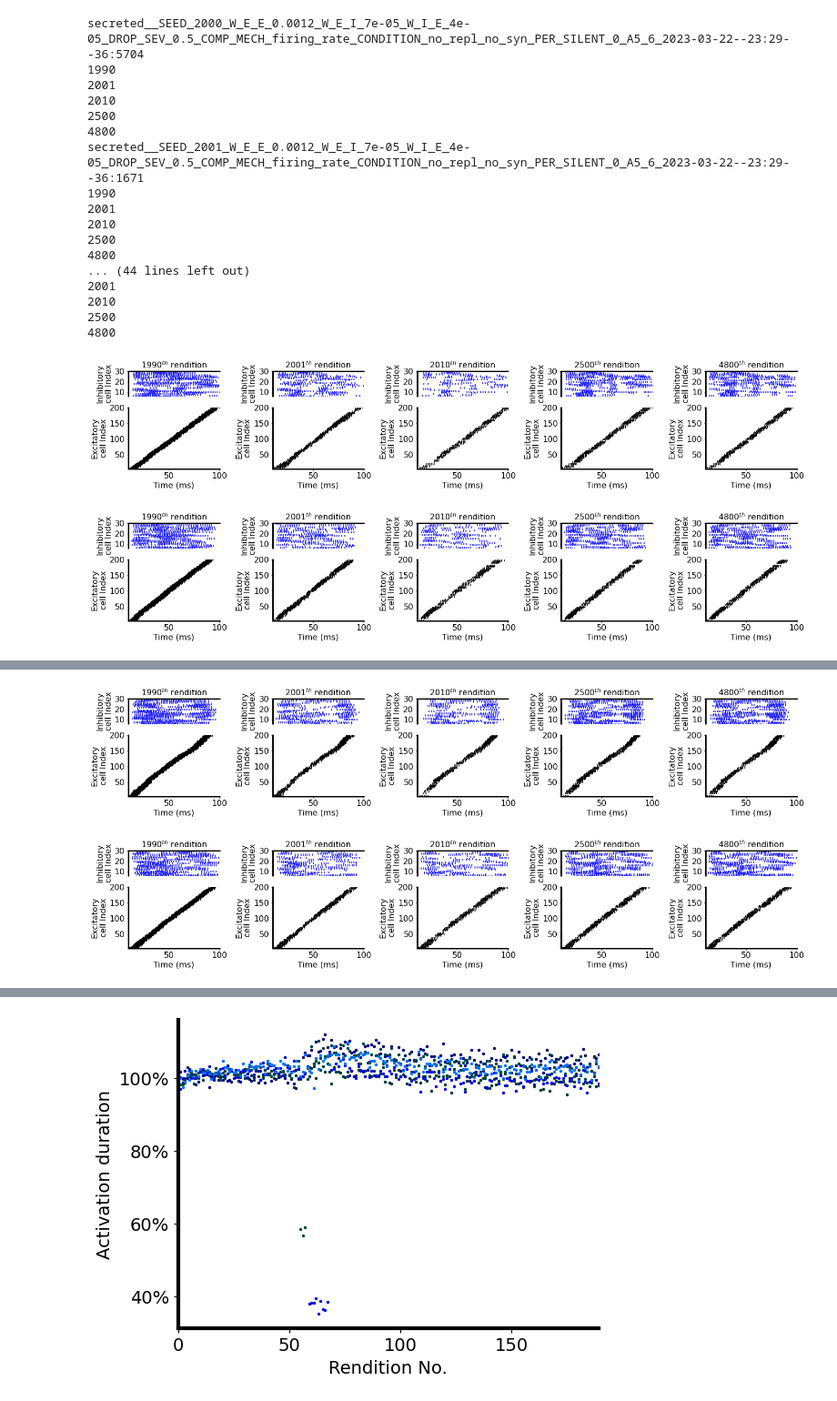
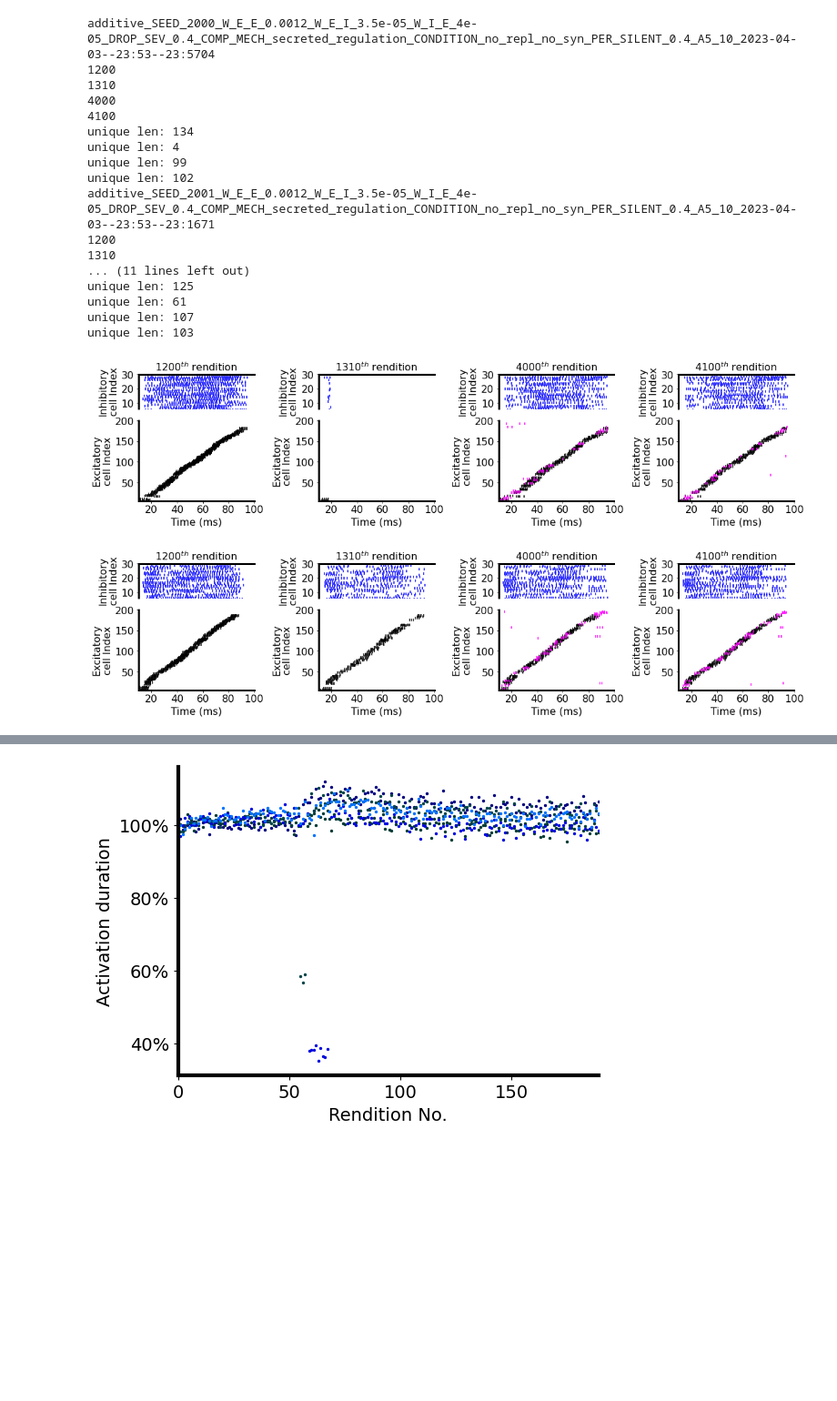
Before and after one commit to davidgbe/spiking_sequence, a Jupyter notebook: spiking_network_model_22_12_13/nb.ipynb, the cells around one changed output, grey strips where cells are left out. Shown at 91% size. Drawn from its saved outputs; the diff is of its cells as text; code cells hidden in the pictures; blank space fills up the shorter version.

```diff
--- a/spiking_network_model_22_12_13/nb.ipynb
+++ b/spiking_network_model_22_12_13/nb.ipynb
@@ -34,7 +34,7 @@ from utils.file_io import *
 dt = 0.2e-3
 BATCH_SIZE = 100
 
-plt.rcParams['font.size'] = 15
+plt.rcParams['font.size'] = 12
 plt.rcParams['axes.linewidth'] = 3.0
 
 # matplotlib.rcParams['font.sans-serif'] = 'Helvetica'
@@ -453,31 +455,31 @@ def make_figure_1_sparse(name, cell_range=(0, 900), new_cell_idx=None, per_shown
 #         save_fig(fig, './figures/paper/rasters', f'{exp_dir_name}.svg')
 # %%
 make_figure_1_sparse(
-    ['DROP_SEV_0.5_COMP_MECH_firing_rate', 'PER_SILENT_0_'],
+    ['additive', 'DROP_SEV_0.4', '2023-04-03'],
     cell_range=(0, 200),
     new_cell_idx=200,
-    timepoints=[1990, 2001, 2010, 2500, 4800],
-    sort_timepoint=1990,
+    timepoints=[1200, 1310, 4000, 4100],
+    sort_timepoint=4100,
     per_shown=1.,
     color='#c41f3b',
 )
 # %% [output]
-secreted__SEED_2000_W_E_E_0.0012_W_E_I_7e-05_W_I_E_4e-05_DROP_SEV_0.5_COMP_MECH_firing_rate_CONDITION_no_repl_no_syn_PER_SILENT_0_A5_6_2023-03-22--23:29--36:5704
-1990
-2001
-2010
-2500
-4800
-secreted__SEED_2001_W_E_E_0.0012_W_E_I_7e-05_W_I_E_4e-05_DROP_SEV_0.5_COMP_MECH_firing_rate_CONDITION_no_repl_no_syn_PER_SILENT_0_A5_6_2023-03-22--23:29--36:1671
-1990
-2001
-2010
-2500
-4800
-... (44 lines left out)
-2001
-2010
-2500
-4800
+additive_SEED_2000_W_E_E_0.0012_W_E_I_3.5e-05_W_I_E_4e-05_DROP_SEV_0.4_COMP_MECH_secreted_regulation_CONDITION_no_repl_no_syn_PER_SILENT_0.4_A5_10_2023-04-03--23:53--23:5704
+1200
+1310
+4000
+4100
+unique len: 134
+unique len: 4
+unique len: 99
+unique len: 102
+additive_SEED_2001_W_E_E_0.0012_W_E_I_3.5e-05_W_I_E_4e-05_DROP_SEV_0.4_COMP_MECH_secreted_regulation_CONDITION_no_repl_no_syn_PER_SILENT_0.4_A5_10_2023-04-03--23:53--23:1671
+1200
+1310
+... (11 lines left out)
+unique len: 125
+unique len: 61
+unique len: 107
+unique len: 103
-[figure, old version]
+[figure, new version]
-[figure, old version]
+[figure, new version]
@@ -485,2 +486,0 @@ secreted__SEED_2001_W_E_E_0.0012_W_E_I_7e-05_W_I_E_4e-05_DROP_SEV_0.5_COMP_MECH_
-[figure, removed]
-[figure, removed]
```
Also changed, not shown: parts of 24 cells of this notebook, 2 other files.
